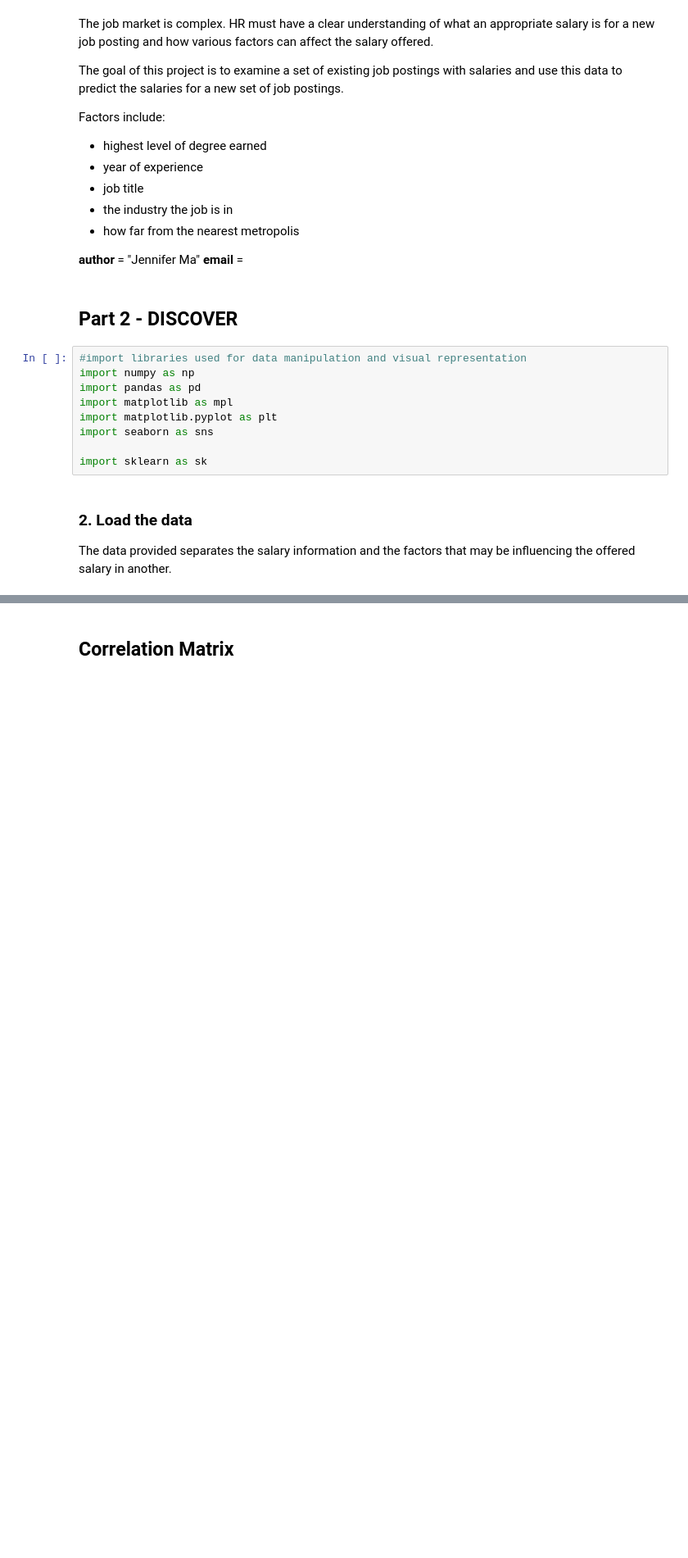
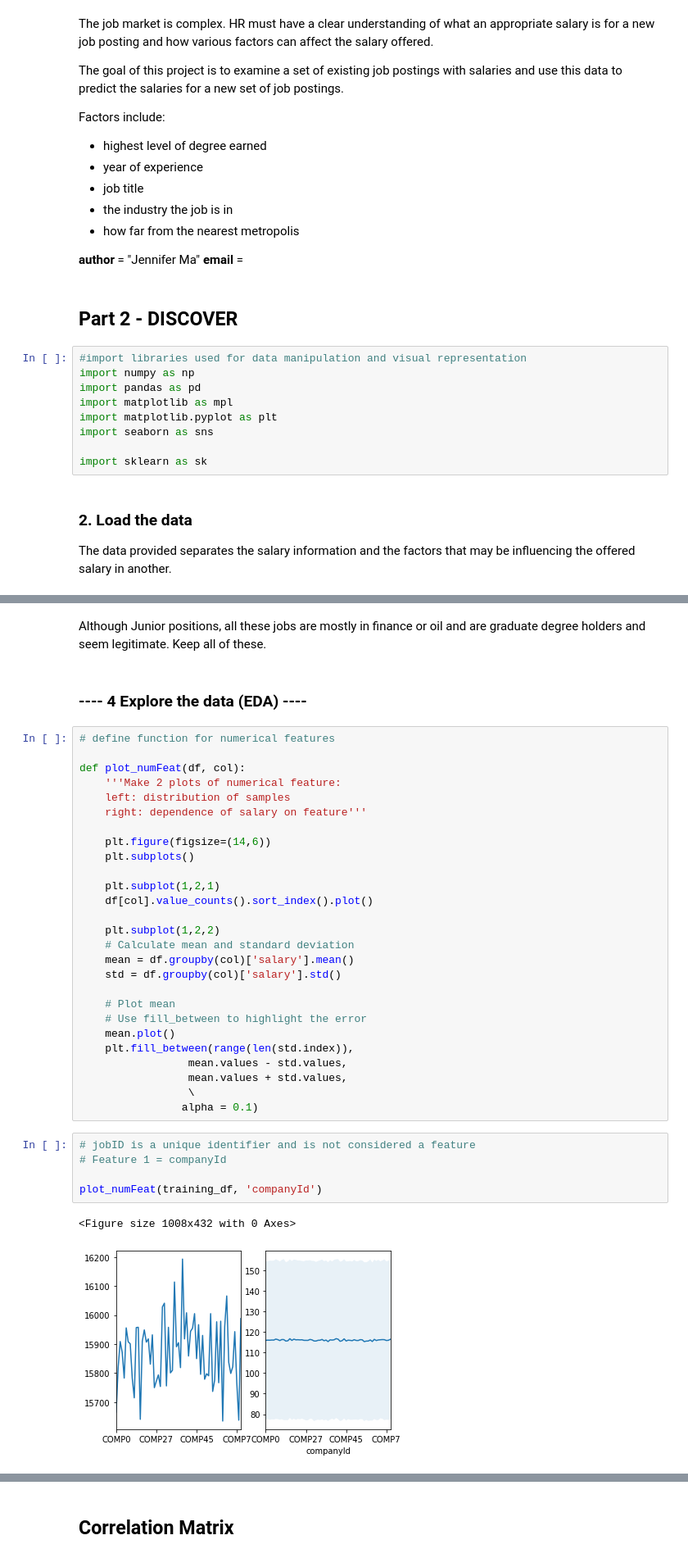
Before and after one commit to jma199/salarypredictionportfolio, a Jupyter notebook: Salary Prediction Project Notebook.ipynb, the cells around one changed output, grey strips where cells are left out. Shown at 82% size. Saved outputs shown, nothing was run; the diff lists cells and outputs as text; blank space fills up the shorter version.

Commit message:
define EDA functions

```diff
--- a/Salary Prediction Project Notebook.ipynb
+++ b/Salary Prediction Project Notebook.ipynb
@@ -146,0 +350,39 @@ The salary data appears to have one peak and be symmetrically distributed.
+# %% [markdown]
+Although Junior positions, all these jobs are mostly in finance or oil and are graduate degree holders and seem legitimate. Keep all of these.
+# %% [markdown]
+### ---- 4 Explore the data (EDA) ----
+# %%
+# define function for numerical features
+
+def plot_numFeat(df, col):
+    '''Make 2 plots of numerical feature:
+    left: distribution of samples
+    right: dependence of salary on feature'''
+
+    plt.figure(figsize=(14,6))
+    plt.subplots()
+
+    plt.subplot(1,2,1)
+    df[col].value_counts().sort_index().plot()
+
+    plt.subplot(1,2,2)
+    # Calculate mean and standard deviation
+    mean = df.groupby(col)['salary'].mean()
+    std = df.groupby(col)['salary'].std()
+
+    # Plot mean
+    # Use fill_between to highlight the error
+    mean.plot()
+    plt.fill_between(range(len(std.index)),
+                 mean.values - std.values,
+                 mean.values + std.values,
+                 \
+                alpha = 0.1)
+# %%
+# jobID is a unique identifier and is not considered a feature
+# Feature 1 = companyId
+
+plot_numFeat(training_df, 'companyId')
+# %% [output]
+<Figure size 1008x432 with 0 Axes>
+[figure, added]
```
Also changed, not shown: parts of 79 cells of this notebook.
